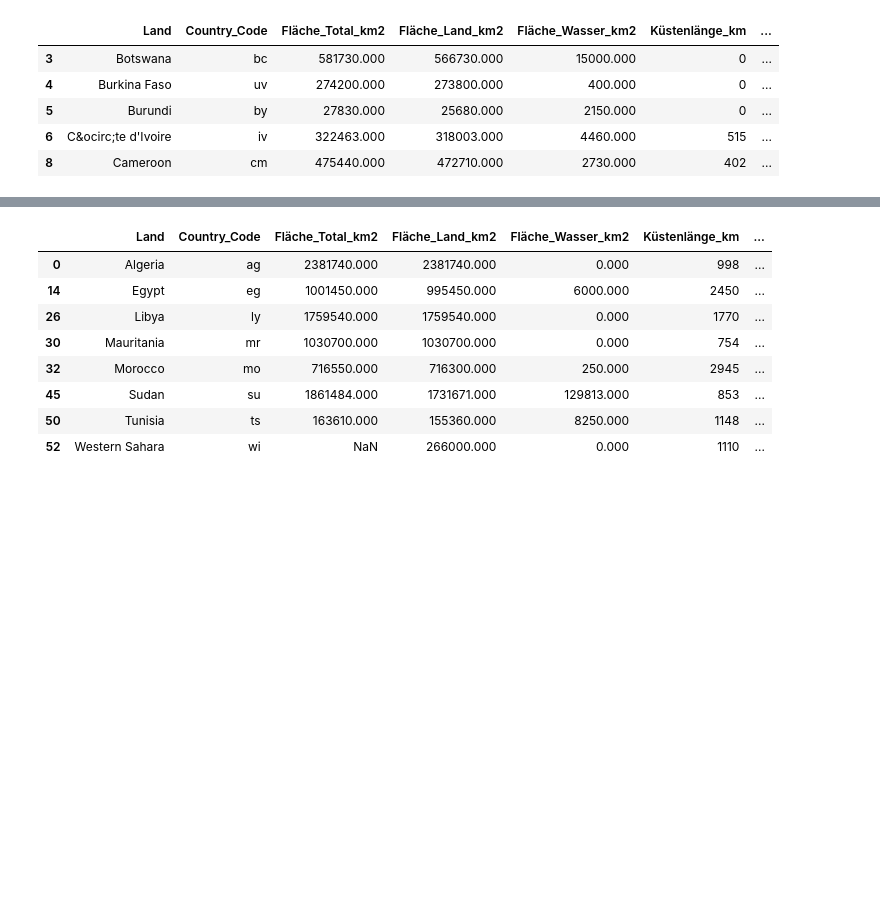
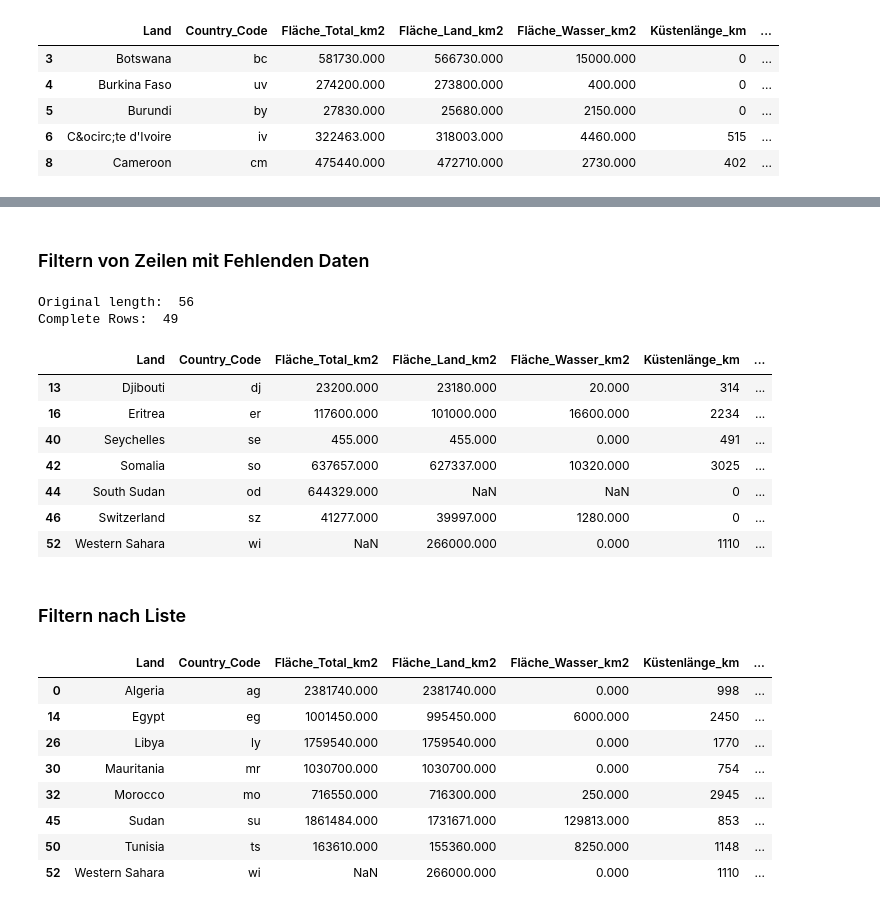
Before and after one commit to hslu-dda/dda-introduction-to-python, a Jupyter notebook: 03_Pandas/Intro-Data-Analysis-Pandas.ipynb, the cells around one changed output, grey strips where cells are left out. Cells and saved outputs as stored; diff of their text form; code cells hidden in the pictures; blank space fills up the shorter version.

Commit message:
add data preparation notebook

```diff
--- a/03_Pandas/Python_Pandas.ipynb
+++ b/03_Pandas/Intro-Data-Analysis-Pandas.ipynb
@@ -273,3 +285,31 @@ random_subset
+# %% [markdown]
+### Filtern von Zeilen mit Fehlenden Daten
+# %%
+# to drop all rows were some data is missing
+print("Original length: ", len(data))
+
+complete_set = data.dropna()
+print("Complete Rows: ", len(complete_set))
+# %% [output]
+Original length:  56
+Complete Rows:  49
+# %%
+# it is also possible to get all rows with missing values
+# isna() → True/False for each cell
+# .any(axis=1) → True if any column in that row is missing
+incomplete_set = data[data.isna().any(axis=1)]
+incomplete_set
+# %% [output]
+|  | Land | Country_Code | Fläche_Total_km2 | Fläche_Land_km2 | Fläche_Wasser_km2 | Küstenlänge_km | ... |
+| 13 | Djibouti | dj | 23200.000 | 23180.000 | 20.000 | 314 | ... |
+| 16 | Eritrea | er | 117600.000 | 101000.000 | 16600.000 | 2234 | ... |
+| 40 | Seychelles | se | 455.000 | 455.000 | 0.000 | 491 | ... |
+| 42 | Somalia | so | 637657.000 | 627337.000 | 10320.000 | 3025 | ... |
+| 44 | South Sudan | od | 644329.000 | NaN | NaN | 0 | ... |
+| 46 | Switzerland | sz | 41277.000 | 39997.000 | 1280.000 | 0 | ... |
+| 52 | Western Sahara | wi | NaN | 266000.000 | 0.000 | 1110 | ... |
+# %% [markdown]
+### Filtern nach Liste
 # %%
 # select a subset of countries based on their names
 north_africa = [
```
Also changed, not shown: parts of 17 cells of this notebook, 1 other file.
